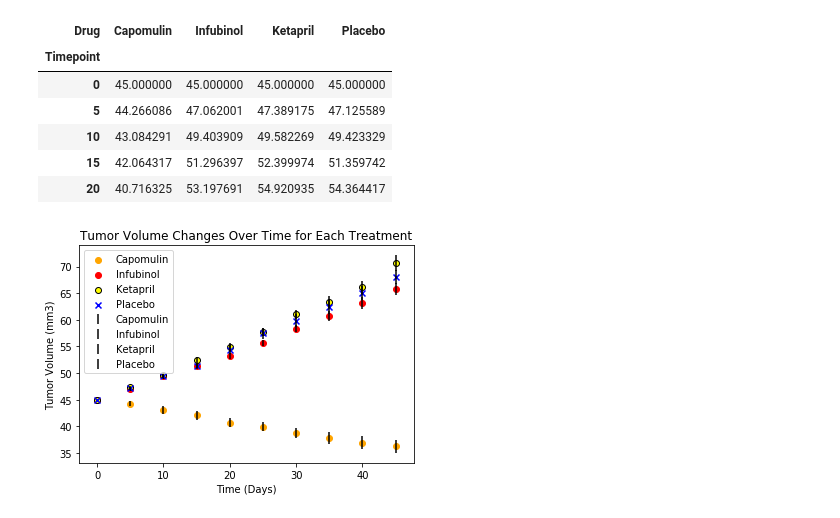
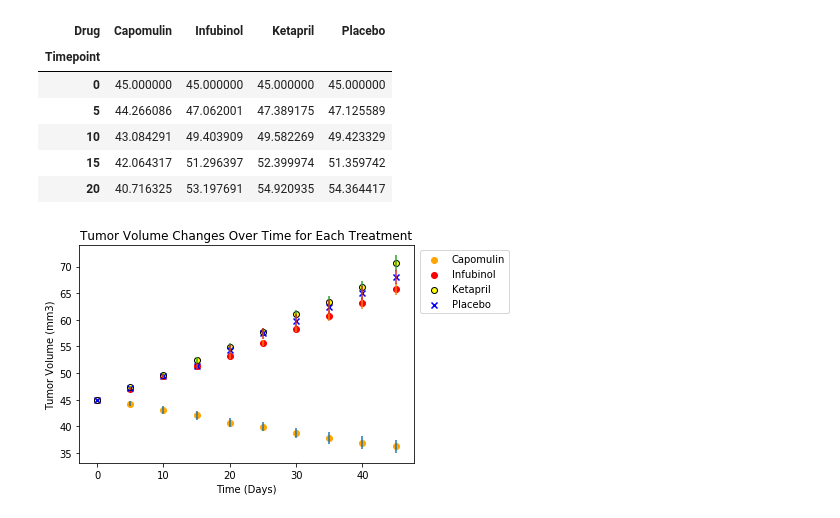
Before and after one commit to adamahrens/matplotlib-challenge, a Jupyter notebook: Pymaceuticals/Matplotlib.ipynb, the cells around one changed output. Saved outputs shown, nothing was run; the diff lists cells and outputs as text; code cells hidden in the pictures.

```diff
--- a/Pymaceuticals/Matplotlib.ipynb
+++ b/Pymaceuticals/Matplotlib.ipynb
@@ -96,23 +96,27 @@ reformatted_drug_tumor.head()
 | 20 | 40.716325 | 53.197691 | 54.920935 | 54.364417 |
 # %%
 timepoints = reformatted_drug_tumor.index
+
+# Adding label=None removes the errorbar from the legend
 plt.scatter(timepoints, reformatted_drug_tumor['Capomulin'], marker="o", facecolors="orange", edgecolors="orange")
-plt.errorbar(timepoints, reformatted_drug_tumor['Capomulin'], reformatted_drug_standard_error['Capomulin'], fmt='none', ecolor='black')
+plt.errorbar(timepoints, reformatted_drug_tumor['Capomulin'], reformatted_drug_standard_error['Capomulin'], fmt='none', label=None)
 
 plt.scatter(timepoints, reformatted_drug_tumor['Infubinol'], marker="o", facecolors="red", edgecolors="red")
-plt.errorbar(timepoints, reformatted_drug_tumor['Infubinol'], reformatted_drug_standard_error['Infubinol'], fmt='none', ecolor='black')
+plt.errorbar(timepoints, reformatted_drug_tumor['Infubinol'], reformatted_drug_standard_error['Infubinol'], fmt='none', label=None)
 
 plt.scatter(timepoints, reformatted_drug_tumor['Ketapril'], marker="o", facecolors="yellow", edgecolors="black")
-plt.errorbar(timepoints, reformatted_drug_tumor['Ketapril'], reformatted_drug_standard_error['Ketapril'], fmt='none', ecolor='black')
+plt.errorbar(timepoints, reformatted_drug_tumor['Ketapril'], reformatted_drug_standard_error['Ketapril'], fmt='none', label=None)
 
 plt.scatter(timepoints, reformatted_drug_tumor['Placebo'], marker="x", facecolors="blue")
-plt.errorbar(timepoints, reformatted_drug_tumor['Placebo'], reformatted_drug_standard_error['Placebo'], fmt='none', ecolor='black')
+plt.errorbar(timepoints, reformatted_drug_tumor['Placebo'], reformatted_drug_standard_error['Placebo'], fmt='none', label=None)
 
-plt.legend()
+# Place the legend outside the plot
+plt.legend(bbox_to_anchor=(1.3, 1), loc='upper right', ncol=1)
+
 plt.title('Tumor Volume Changes Over Time for Each Treatment')
 plt.xlabel('Time (Days)')
 plt.ylabel('Tumor Volume (mm3)')
 plt.savefig("../Pymaceuticals/Tumor-Volume-Changes-Over-Time-for-Each-Treatment.png")
 plt.show()
 # %% [output]
-[figure, old version]
+[figure, new version]
```
Also changed, not shown: parts of 3 cells of this notebook, 3 other files.
